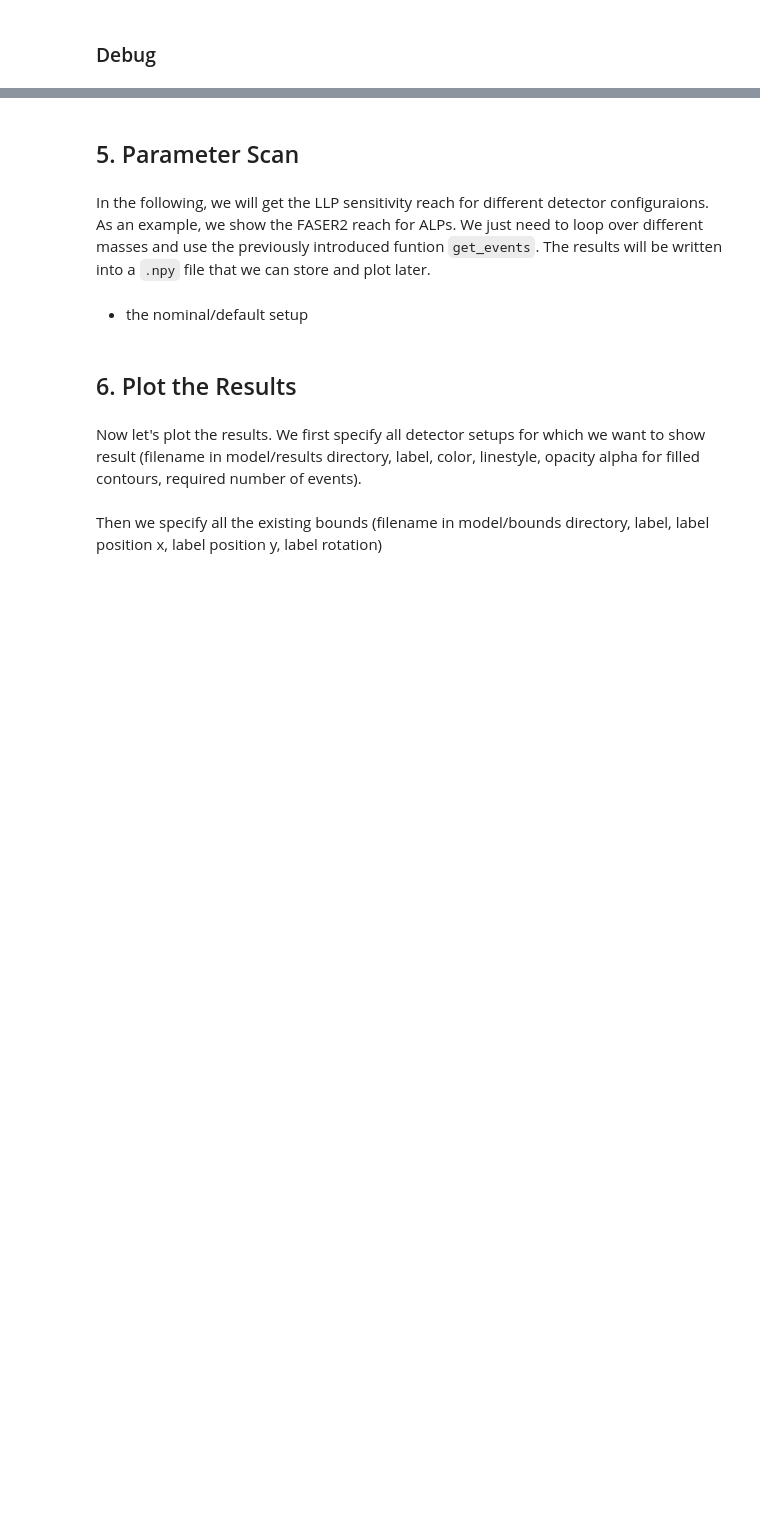
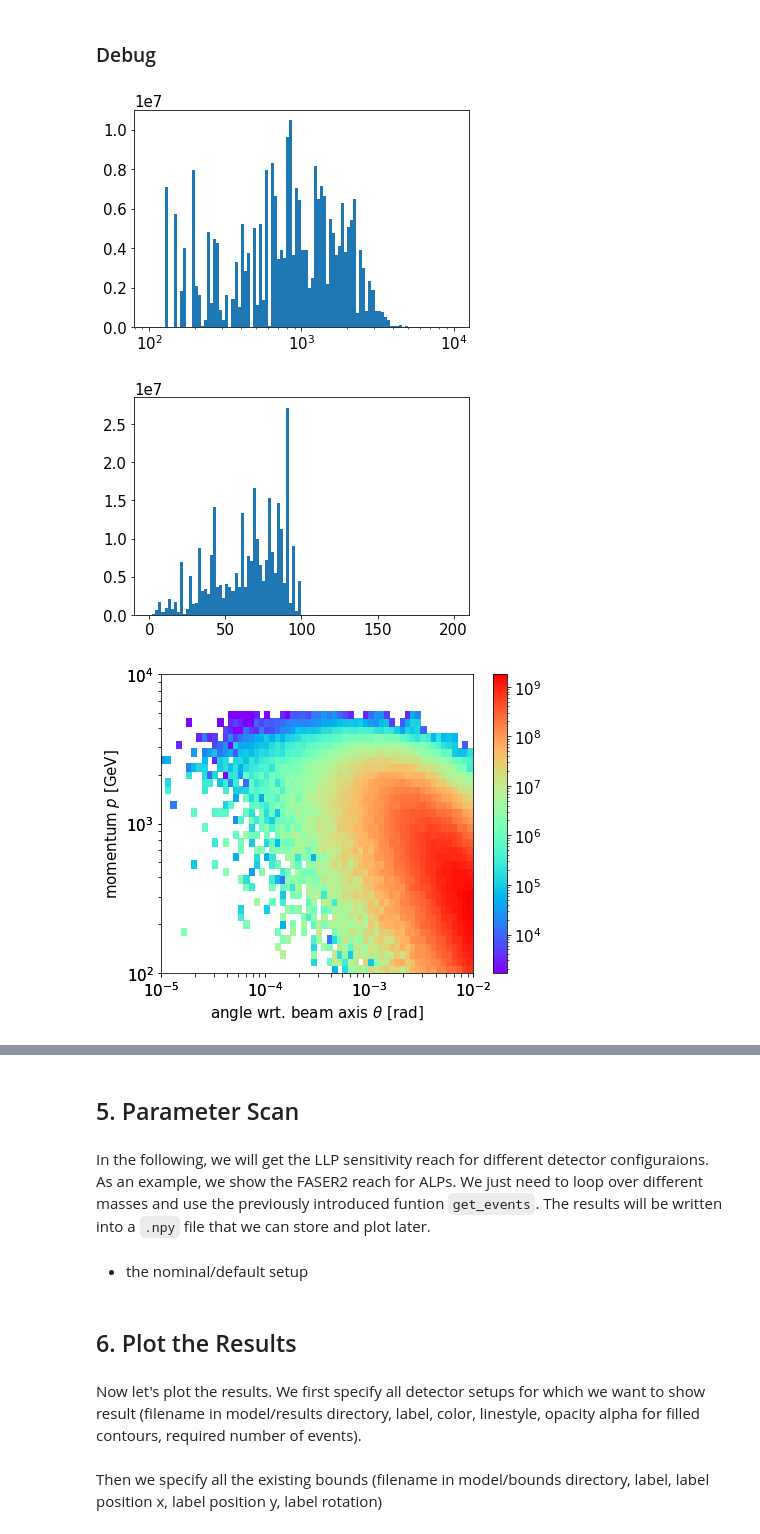
Before and after one commit to KlingFelix/FORESEE, a Jupyter notebook: Models/ALP-W/ALP-W.ipynb, the cells around one changed output, grey strips where cells are left out. Saved outputs shown, nothing was run; the diff lists cells and outputs as text; code cells hidden in the pictures; blank space fills up the shorter version.

```diff
--- a/Models/ALP-W/ALP-W.ipynb
+++ b/Models/ALP-W/ALP-W.ipynb
@@ -199,3 +214,22 @@ plt.show()
 # %% [markdown]
 ### Debug
+# %%
+ps,ws=foresee.convert_list_to_momenta("model/LLP_spectra/14TeV_5_m_0.01.npy", filetype="npy", mass=0.01)
+lp,lr,lw=[],[],[]
+for p,w in zip(ps,ws):
+    r=np.sqrt(p.px**2+p.py**2)/p.pz*480*1000
+    if r>100: continue
+    lp.append(p.e)
+    lr.append(r)
+    lw.append(w)
+plt.hist(lp,weights=lw,bins=np.logspace(2,4,101))
+plt.xscale("log")
+plt.show()
+plt.hist(lr,weights=lw,bins=np.linspace(0,200,101))
+plt.show()
+_=foresee.convert_to_hist_list(ps,ws, do_plot=True, prange=[[-5, -2, 60],[ 2, 4, 40]])
+# %% [output]
+[figure, added]
+[figure, added]
+[figure, added]
 # %%
```
Also changed, not shown: parts of 9 cells of this notebook, 11 other files.
